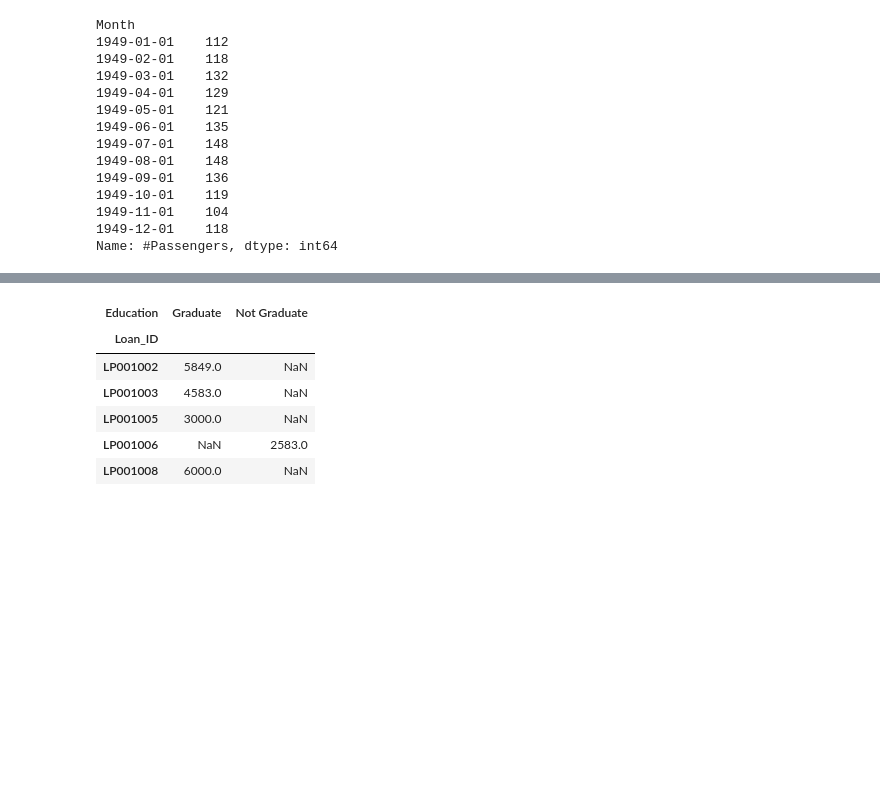
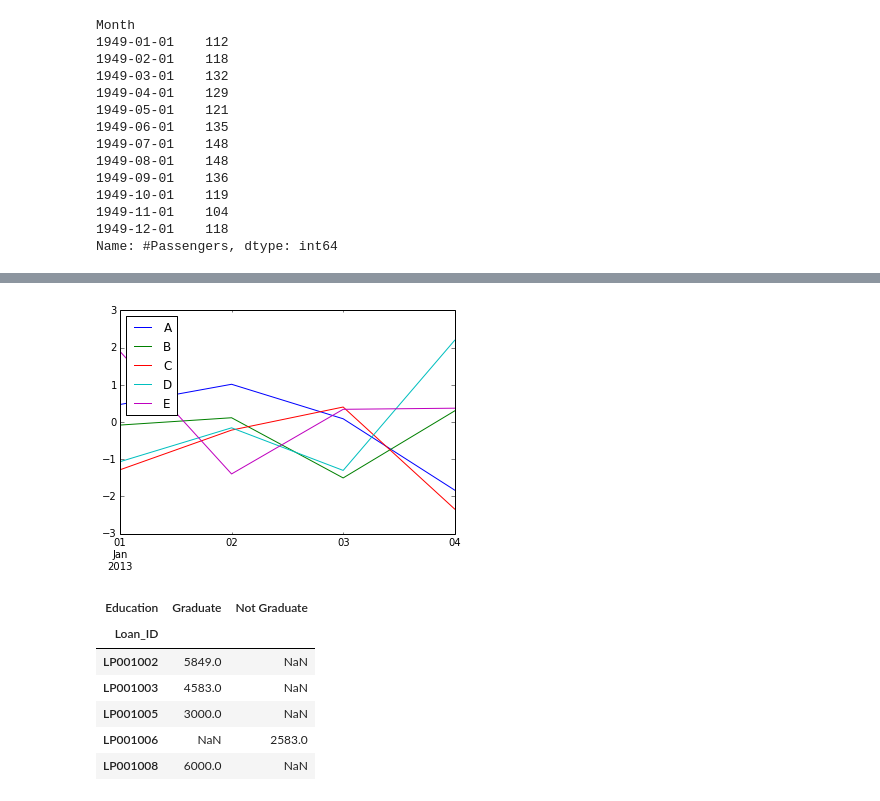
Before and after one commit to jackz3/notes, a Jupyter notebook: pandas.ipynb, the cells around one changed output, grey strips where cells are left out. Cells and saved outputs as stored; diff of their text form; code cells hidden in the pictures; blank space fills up the shorter version.

```diff
--- a/pandas.ipynb
+++ b/pandas.ipynb
@@ -277,3 +509,7 @@ df_txt=pd.read_csv(“E:/Test.txt”,sep=’\t’)
+# %%
+df.plot();
+# %% [output]
+[figure, added]
 # %%
 df1=df.pivot(index= 'Loan_ID', columns='Education', values='ApplicantIncome')
 df1.head()
```
Also changed, not shown: parts of 77 cells of this notebook, 1 other file.
